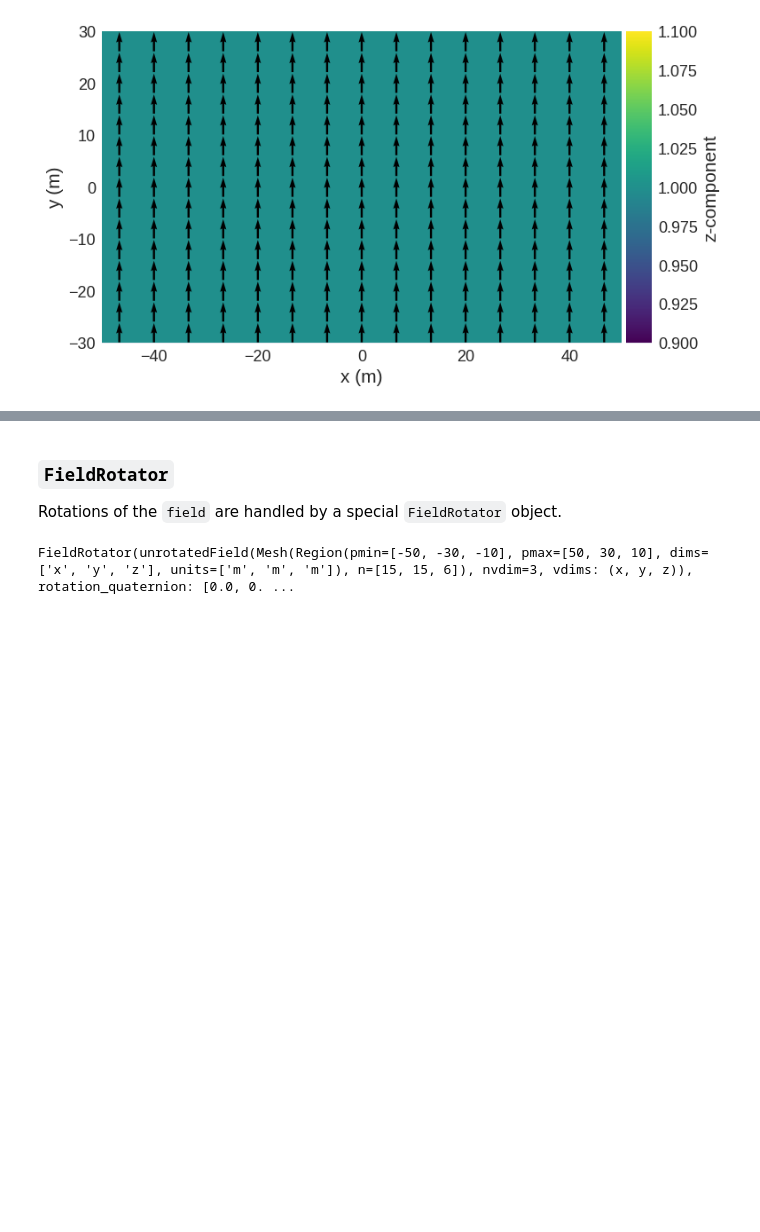
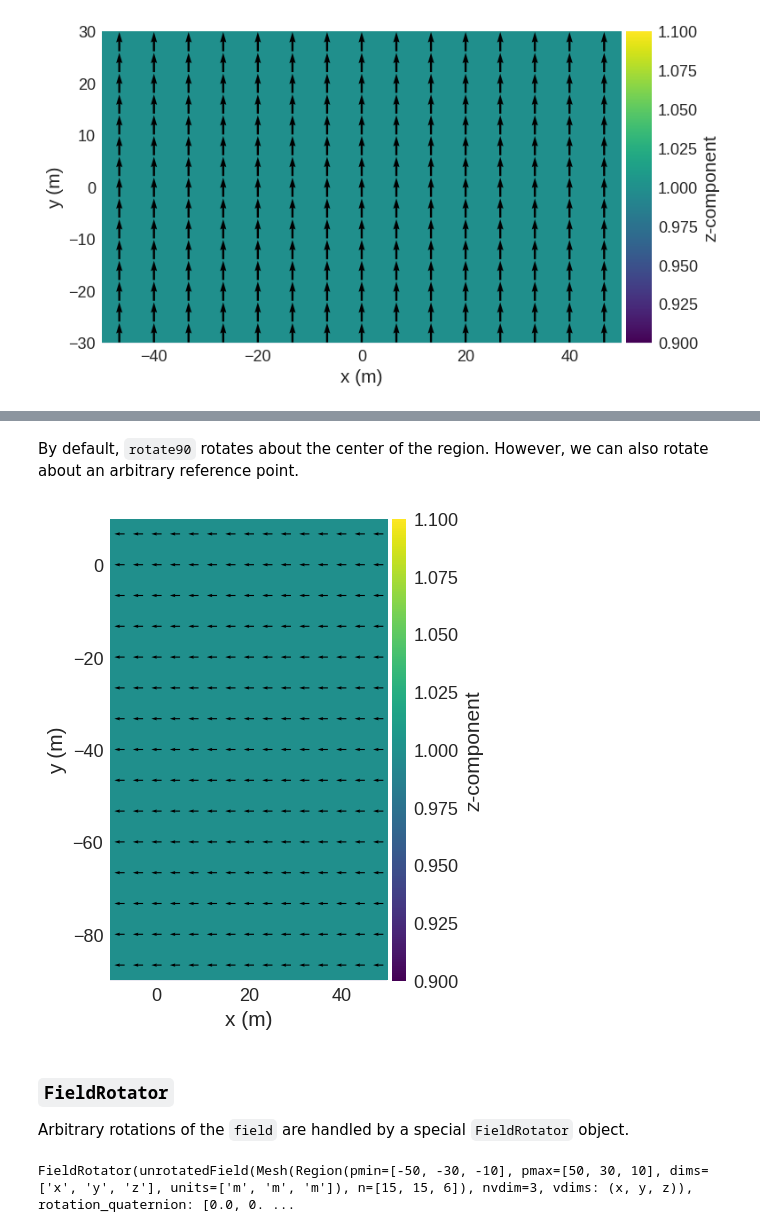
Before and after one commit to ubermag/discretisedfield, a Jupyter notebook: docs/field-rotations.ipynb, the cells around one changed output, grey strips where cells are left out. Saved outputs shown, nothing was run; the diff lists cells and outputs as text; code cells hidden in the pictures; blank space fills up the shorter version.

```diff
--- a/docs/field-rotations.ipynb
+++ b/docs/field-rotations.ipynb
@@ -40,7 +60,14 @@ field.sel("z").mpl()
+# %% [markdown]
+By default, `rotate90` rotates about the center of the region. However, we can also rotate about an arbitrary reference point.
+# %%
+rotated_field = field.rotate90("x", "y", reference_point=(30, -10, 0))
+rotated_field.sel("z").mpl()
+# %% [output]
+[figure, added]
 # %% [markdown]
 ### `FieldRotator`
 
-Rotations of the `field` are handled by a special `FieldRotator` object.
+Arbitrary rotations of the `field` are handled by a special `FieldRotator` object.
 # %%
 field_rotator = df.FieldRotator(field)
 # %%
```
Also changed, not shown: parts of 5 cells of this notebook.
